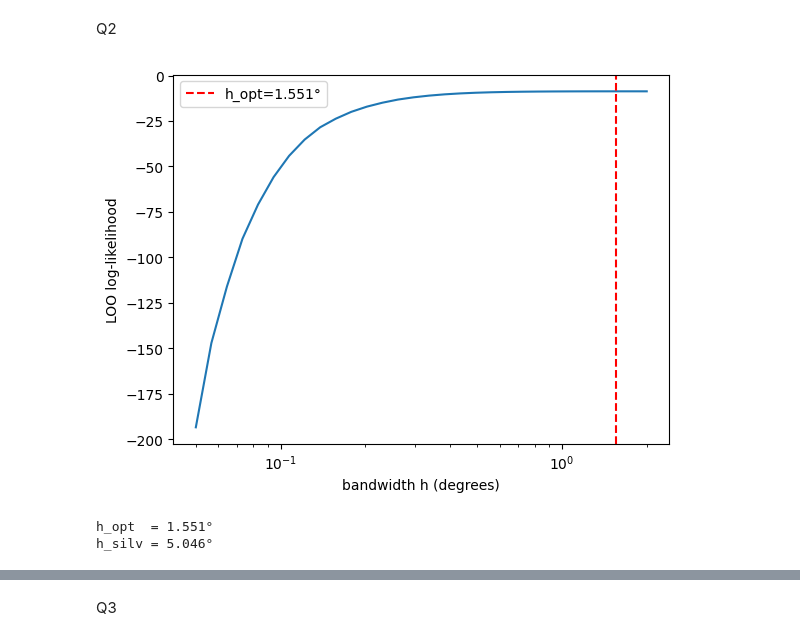
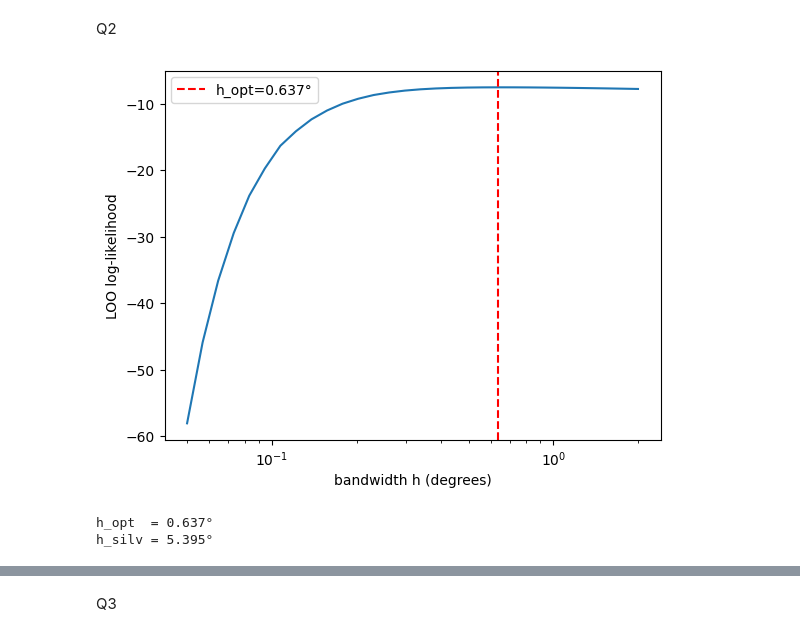
Before and after one commit to TarikOzpamuk/Astro_exercises, a Jupyter notebook: Astro_exercises2.ipynb, the cells around one changed output, grey strips where cells are left out. Saved outputs shown, nothing was run; the diff lists cells and outputs as text; code cells hidden in the pictures.

```diff
--- a/Astro_exercises2.ipynb
+++ b/Astro_exercises2.ipynb
@@ -78,35 +81,35 @@ Q2
 # %%
 
 # downsample to make LOO feasible
 np.random.seed(42)
-idx = np.random.choice(len(ds1), size=2000, replace=False)
+idx = np.random.choice(len(ds2), size=2000, replace=False)
 Xdata = ds1[idx, :2]  # just RA and DEC, shape (2000, 2)
 
 # LOO grid search
 bandwidths = np.geomspace(0.05, 2.0, 30)
 grid = GridSearchCV(KernelDensity(kernel='gaussian'),
                     {'bandwidth': bandwidths}, cv=LeaveOneOut())
 grid.fit(Xdata)
 loo_scores = grid.cv_results_['mean_test_score']
 h_opt = grid.best_params_['bandwidth']
 plt.plot(bandwidths, loo_scores)
 plt.xscale('log')
 plt.axvline(h_opt, color='r', linestyle='--', label=f'h_opt={h_opt:.3f}°')
 plt.xlabel('bandwidth h (degrees)')
 plt.ylabel('LOO log-likelihood')
 plt.legend()
 plt.show()
 
 
 # Silverman's rule: sigma = geometric mean of marginal stds
 sigma = np.sqrt(np.std(Xdata[:,0]) * np.std(Xdata[:,1]))
 N = len(Xdata)
 h_silv = 1.06 * sigma * N**(-1/5)
 print(f"h_opt  = {h_opt:.3f}°")
 print(f"h_silv = {h_silv:.3f}°")
 # %% [output]
-[figure, old version]
+[figure, new version]
-h_opt  = 1.551°
-h_silv = 5.046°
+h_opt  = 0.637°
+h_silv = 5.395°
 # %%
 # fit final models on full Xdata (all galaxies, not downsampled)
```
Also changed, not shown: parts of 8 cells of this notebook, 2 other files.
